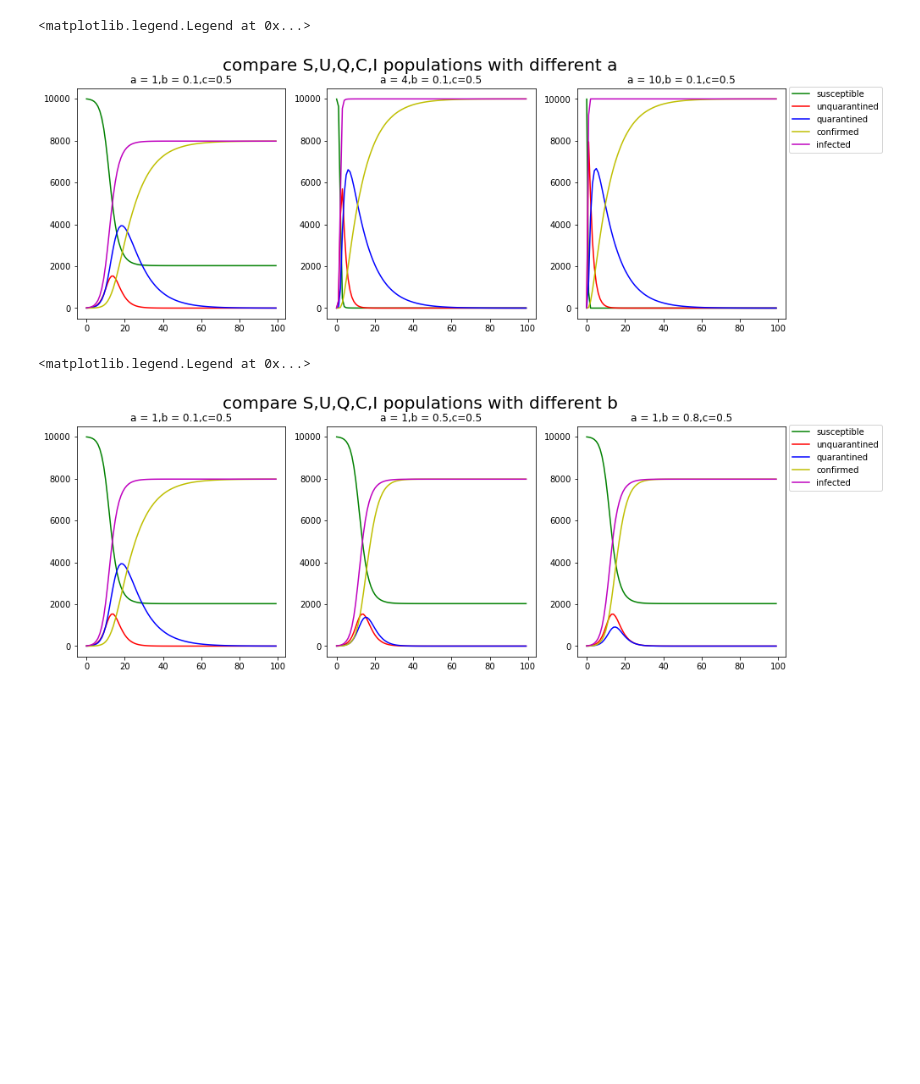
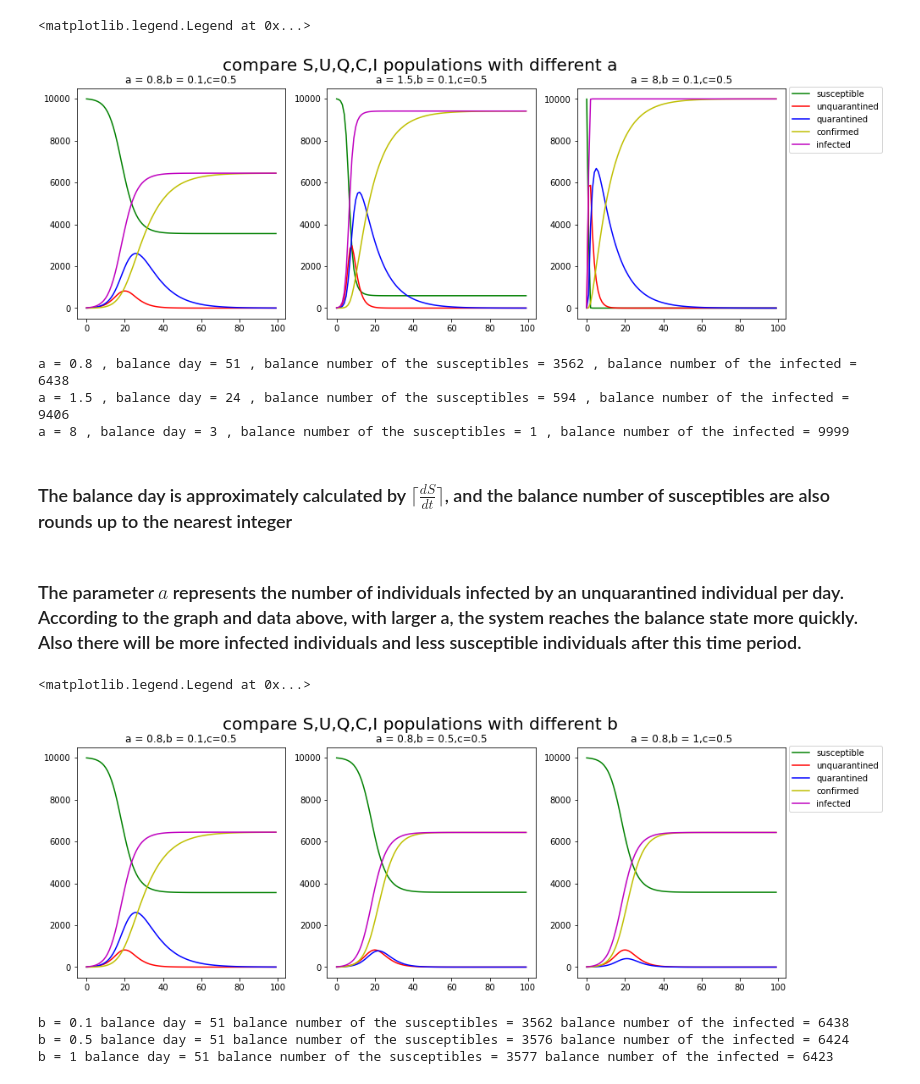
Before and after one commit to caam37830/project-group-0, a Jupyter notebook: doc/final/SUQC.ipynb, the cells around one changed output. Cells and saved outputs as stored; diff of their text form; code cells hidden in the pictures; blank space fills up the shorter version.

```diff
--- a/doc/final/SUQC.ipynb
+++ b/doc/final/SUQC.ipynb
@@ -13,7 +13,7 @@ def SUQC_ODE_simulation(N,a,b,c,T,I0):
 
     b: the rate at which the cases are confirmed
 
-    c: the rate at which unquarantined infected individuals get quarantined
+    c: the rate at which unquarantined and infected individuals get quarantined
 
     T: simulation time period
 
@@ -31,8 +31,11 @@ def SUQC_ODE_simulation(N,a,b,c,T,I0):
         dCdt = b * v[2]
         return [dSdt, dUdt, dQdt, dCdt]
 
+    def bal_state(t, v):
+        return (a * v[1] * v[0]) / N - 1
+
     v0 = [(N-I0),I0,0,0]
     t_span = [0,T]
     t_eval = list(range(T))
-    sol = solve_ivp(f, t_span, v0, t_eval=t_eval)
+    sol = solve_ivp(f, t_span, v0, t_eval=t_eval, events=bal_state)
     return sol
@@ -40,9 +67,10 @@ def SUQC_ODE_simulation(N,a,b,c,T,I0):
 N = 10000
 T = 100
 I0 = 10
-a_list = [1, 4, 10]
-b_list = [0.1, 0.5, 0.8]
+a_list = [0.8, 1.5, 8]
+b_list = [0.1, 0.5, 1]
 c_list = [0.1, 0.5, 0.8]
+bal_state_list = []
 
 m, n = 1,3 # rows, columns of subplots
 fig, ax = plt.subplots(m,n, figsize=(15,5))
@@ -52,6 +80,11 @@ for i,a in enumerate(a_list):
     b = b_list[0]
     c = c_list[1]
     sol = SUQC_ODE_simulation(N,a,b,c,T,I0)
+    bal_state_day = int(np.ceil(sol.t_events))
+    bal_state_S = int(np.ceil(sol.y[0][bal_state_day]))
+    bal_state_I = int(np.ceil(N - bal_state_S))
+    bal_state_list.append([bal_state_day,bal_state_S,bal_state_I])
+
     ax[i].plot(sol.t, sol.y[0], label="susceptible", c='g')
     ax[i].plot(sol.t, sol.y[1], label="unquarantined", c='r')
     ax[i].plot(sol.t, sol.y[2], label="quarantined", c='b')
@@ -63,25 +96,55 @@ lines, labels = fig.axes[-1].get_legend_handles_labels()
 fig.legend(lines,labels,bbox_to_anchor=(1.01, 0.9), loc = 'upper right')
 # %% [output]
 <matplotlib.legend.Legend at 0x...>
-[figure, old version]
+[figure, new version]
+# %%
+for i in range(3):
+    print('a =', a_list[i],
+          ', balance day =', bal_state_list[i][0],
+          ', balance number of the susceptibles =', bal_state_list[i][1],
+          ', balance number of the infected =', bal_state_list[i][2],)
+# %% [output]
+a = 0.8 , balance day = 51 , balance number of the susceptibles = 3562 , balance number of the infected = 6438
+a = 1.5 , balance day = 24 , balance number of the susceptibles = 594 , balance number of the infected = 9406
+a = 8 , balance day = 3 , balance number of the susceptibles = 1 , balance number of the infected = 9999
+# %% [markdown]
+### The balance day is approximately calculated by $\lceil\frac{dS}{dt}\rceil$, and the balance number of susceptibles are also rounds up to the nearest integer
+# %% [markdown]
+### The parameter $a$ represents the number of individuals infected by an unquarantined individual per day. According to the graph and data above, with larger a, the system reaches the balance state more quickly. Also there will be more infected individuals and less susceptible individuals after this time period.
 # %%
 m, n = 1,3 # rows, columns of subplots
 fig, ax = plt.subplots(m,n, figsize=(15,5))
 fig.suptitle("compare S,U,Q,C,I populations with different b",fontsize=20)
+bal_state_list = []
 
 for i,b in enumerate(b_list):
     a = a_list[0]
     c = c_list[1]
     sol = SUQC_ODE_simulation(N,a,b,c,T,I0)
+    bal_state_day = int(np.ceil(sol.t_events))
+    bal_state_S = int(np.ceil(sol.y[0][bal_state_day]))
+    bal_state_I = int(np.ceil(N - bal_state_S))
+    bal_state_list.append([bal_state_day,bal_state_S,bal_state_I])
+
     ax[i].plot(sol.t, sol.y[0], label="susceptible", c='g')
     ax[i].plot(sol.t, sol.y[1], label="unquarantined", c='r')
     ax[i].plot(sol.t, sol.y[2], label="quarantined", c='b')
     ax[i].plot(sol.t, sol.y[3], label="confirmed", c='y')
     ax[i].plot(sol.t, sol.y[1]+sol.y[2]+sol.y[3], label="infected", c='m')
     ax[i].set_title(f"a = {a},b = {str(b_list[i])},c={c}")
 
 lines, labels = fig.axes[-1].get_legend_handles_labels()
 fig.legend(lines,labels,bbox_to_anchor=(1.01, 0.9), loc = 'upper right')
 # %% [output]
 <matplotlib.legend.Legend at 0x...>
-[figure, old version]
+[figure, new version]
+# %%
+for i in range(3):
+    print('b =', b_list[i],
+          ', balance day =', bal_state_list[i][0],
+          ', balance number of the susceptibles =', bal_state_list[i][1],
+          ', balance number of the infected =', bal_state_list[i][2],)
+# %% [output]
+b = 0.1 balance day = 51 balance number of the susceptibles = 3562 balance number of the infected = 6438
+b = 0.5 balance day = 51 balance number of the susceptibles = 3576 balance number of the infected = 6424
+b = 1 balance day = 51 balance number of the susceptibles = 3577 balance number of the infected = 6423
```
Also changed, not shown: parts of 8 cells of this notebook.
